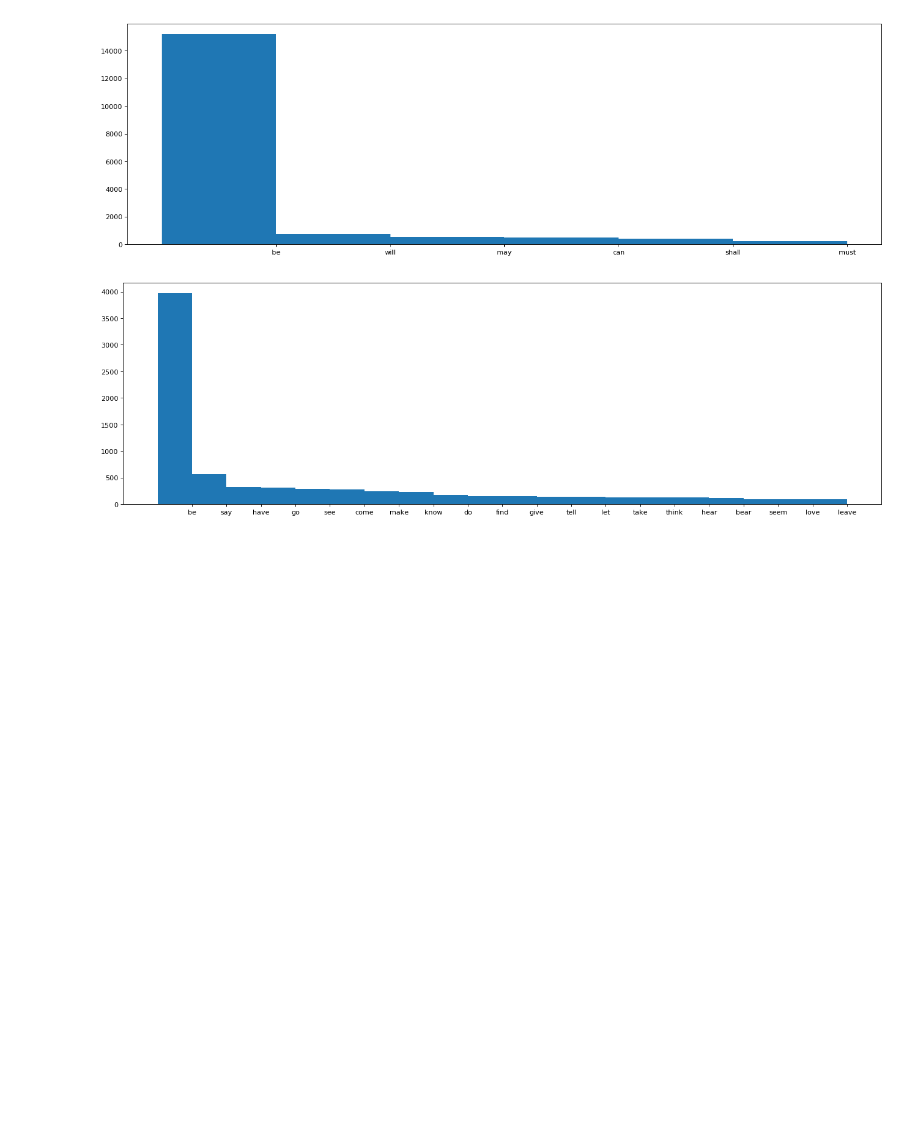
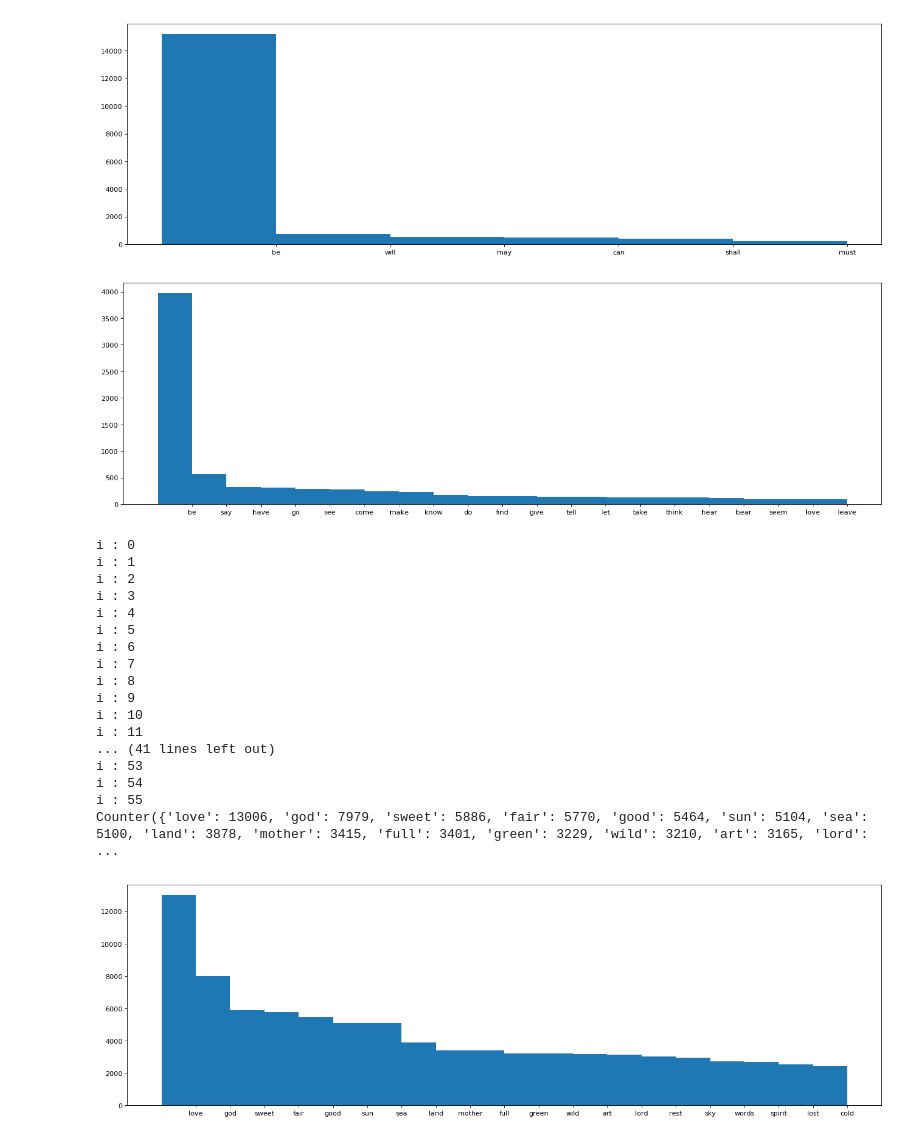
Before and after one commit to lucerne/com_metrics_chatbot, a Jupyter notebook: code/analysis/analyze_poem_gutenberg.ipynb, the cells around one changed output. Saved outputs shown, nothing was run; the diff lists cells and outputs as text; code cells hidden in the pictures; blank space fills up the shorter version.

```diff
--- a/code/analysis/analyze_poem_gutenberg.ipynb
+++ b/code/analysis/analyze_poem_gutenberg.ipynb
@@ -266,3 +266,46 @@ i : 55
 [figure]
 [figure]
 [figure]
+# %%
+'''
+Emotion words histogram
+'''
+read_files = glob.glob(directory + '*.txt')
+counterEmos = Counter('')
+i = 0
+
+for infile in read_files:
+    print('i : ' + str(i))
+    with open(infile, 'r', errors='replace') as f:
+        text = f.read()
+        doc = nlp(text)
+        counterEmos += analyzeEmotionWords(doc, emos)
+        i += 1
+
+print(counterEmos)
+plt.figure(num=None, figsize=(20, 6), dpi=80, facecolor='w', edgecolor='k')
+labels, values = rankCounter(counterEmos)
+indexes = np.arange(len(labels))g
+width = 1
+plt.bar(indexes, values, width)
+plt.xticks(indexes + width * 0.5, labels)
+plt.show()
+# %% [output]
+i : 0
+i : 1
+i : 2
+i : 3
+i : 4
+i : 5
+i : 6
+i : 7
+i : 8
+i : 9
+i : 10
+i : 11
+... (41 lines left out)
+i : 53
+i : 54
+i : 55
+Counter({'love': 13006, 'god': 7979, 'sweet': 5886, 'fair': 5770, 'good': 5464, 'sun': 5104, 'sea': 5100, 'land': 3878, 'mother': 3415, 'full': 3401, 'green': 3229, 'wild': 3210, 'art': 3165, 'lord':  ...
+[figure, added]
```
Also changed, not shown: parts of 3 cells of this notebook, 3 other files.
